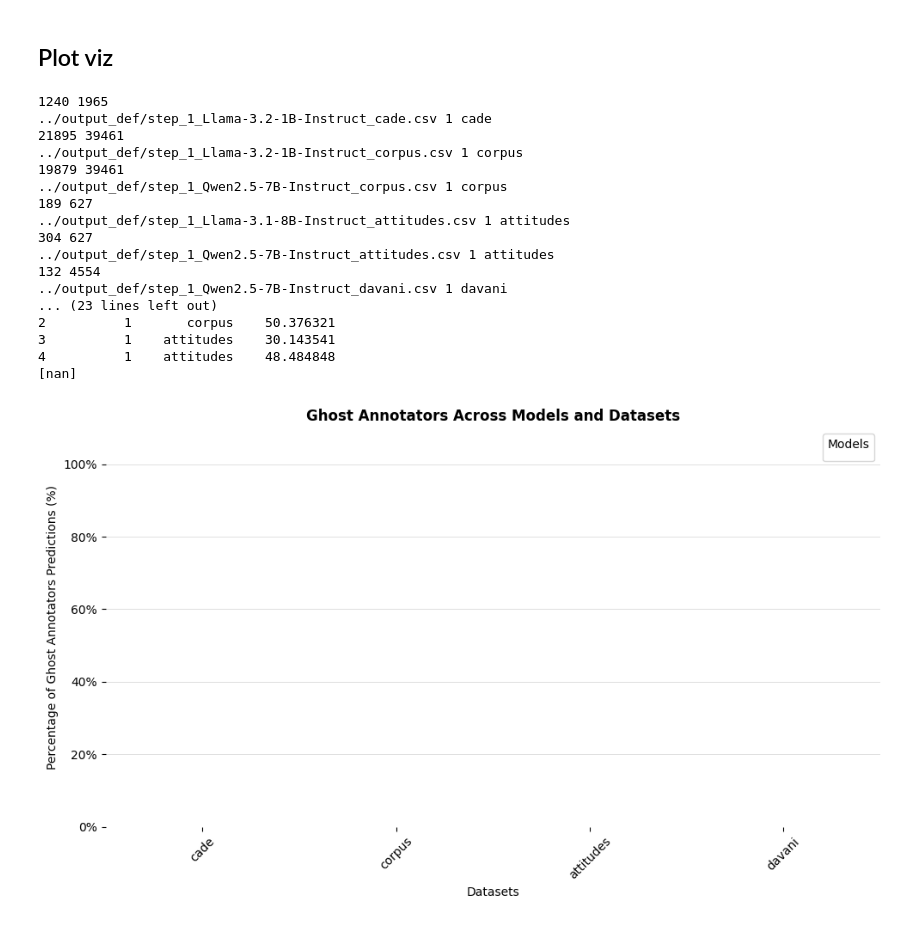
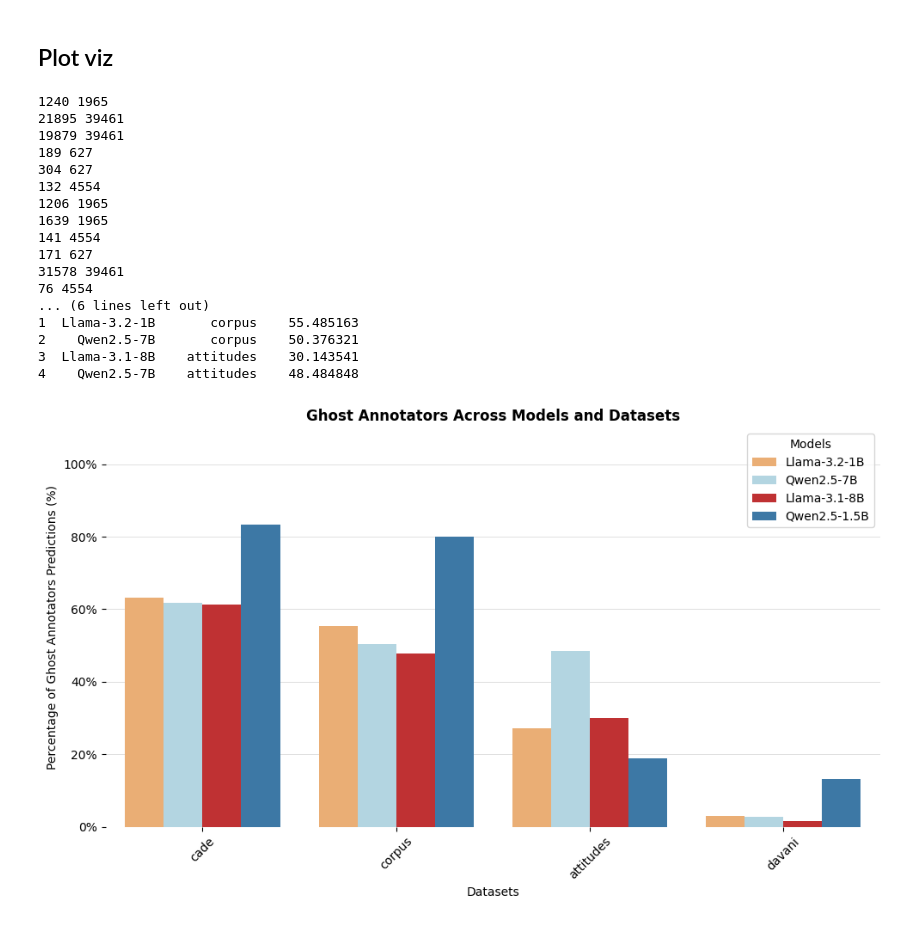
Before and after one commit to aequa-tech/ghost-annotator, a Jupyter notebook: src/Z.plot_viz.ipynb, the cells around one changed output. Saved outputs shown, nothing was run; the diff lists cells and outputs as text; code cells hidden in the pictures.

Commit message:
plots

```diff
--- a/src/Z.plot_viz.ipynb
+++ b/src/Z.plot_viz.ipynb
@@ -38,8 +38,8 @@ def calcola_percentuale_predizioni(file_csv):
     print(count,df['comment_id'].nunique())
 
     # Calcola la percentuale di predizioni "mai selezionate" rispetto al totale delle predizioni per ogni modello e dataset
-    model_name, dataset_name = file_csv.split('_')[2], file_csv.split('_')[-1].split(".")[0]
-    print(file_csv,model_name,dataset_name)
+    model_name, dataset_name = file_csv.split('_')[3].split('Instruct')[0][0:-1], file_csv.split('_')[-1].split(".")[0]
+
     if count==0:
         percentuale=0
     else:
@@ -63,54 +63,54 @@ df_risultati = pd.DataFrame(dati_per_grafico, columns=['model_name', 'dataset_na
 print(df_risultati.head())
 
 
-# Crea un nuovo dataframe con i nomi rimappati per i modelli
-df_risultati['model_name'] = df_risultati['model_name'].map(mappatura_modelli)
-df_risultati['dataset_name'] = df_risultati['dataset_name'].map(mappatura_dataset)
-
 # Creazione del grafico
 plt.figure(figsize=(10, 6))
 
 # Grafico a barre raggruppate con seaborn
 modelli_ordinati = ['Llama-3.2-1B',  'Qwen2.5-1.5B','Llama-3.1-8B','Qwen2.5-7B']  # Sostituisci con i tuoi nomi di modello
 
 
-print(df_risultati['model_name'].unique())
-sns.barplot(x='dataset_name', y='percentuale', hue='model_name', data=df_risultati,  hue_order=modelli_ordinati, palette=['#fdae61','#abd9e9','#d7191c','#2c7bb6'], zorder=3)
+sns.barplot(x='dataset_name', y='percentuale', hue='model_name', data=df_risultati,  hue_order=df_risultati['model_name'].unique(), palette=['#fdae61','#abd9e9','#d7191c','#2c7bb6'], zorder=3)
 
 
 plt.gca().yaxis.set_major_formatter(FuncFormatter(lambda y, _: f'{y:.0f}%'))
 plt.ylim(0, 110)
 plt.legend(title="Models")
 plt.grid(axis='y', color='lightgray', linestyle='-', linewidth=0.5, zorder=0)  # Griglia orizzontale, grigia chiara
 plt.gca().spines['top'].set_visible(False)
 plt.gca().spines['right'].set_visible(False)
 plt.gca().spines['left'].set_visible(False)
 plt.gca().spines['bottom'].set_visible(False)
 # Aggiungi titoli e etichette
 plt.title('Ghost Annotators Across Models and Datasets', fontweight='bold')
 plt.xlabel('Datasets')
 plt.ylabel('Percentage of Ghost Annotators Predictions (%)')
 plt.xticks(rotation=45)
 plt.tight_layout()
 
 # Mostra il grafico
+
+#Save in pdf
+if not os.path.exists('figures'):
+    os.makedirs('figures')
+plt.savefig('figures/ghost_annotators_across_models_datasets.pdf', format='pdf', bbox_inches='tight')
 plt.show()
 # %% [output]
 1240 1965
-../output_def/step_1_Llama-3.2-1B-Instruct_cade.csv 1 cade
 21895 39461
-../output_def/step_1_Llama-3.2-1B-Instruct_corpus.csv 1 corpus
 19879 39461
-../output_def/step_1_Qwen2.5-7B-Instruct_corpus.csv 1 corpus
 189 627
-../output_def/step_1_Llama-3.1-8B-Instruct_attitudes.csv 1 attitudes
 304 627
-../output_def/step_1_Qwen2.5-7B-Instruct_attitudes.csv 1 attitudes
 132 4554
-../output_def/step_1_Qwen2.5-7B-Instruct_davani.csv 1 davani
-... (23 lines left out)
-2          1       corpus    50.376321
-3          1    attitudes    30.143541
-4          1    attitudes    48.484848
-[nan]
+1206 1965
+1639 1965
+141 4554
+171 627
+31578 39461
+76 4554
+... (6 lines left out)
+1  Llama-3.2-1B       corpus    55.485163
+2    Qwen2.5-7B       corpus    50.376321
+3  Llama-3.1-8B    attitudes    30.143541
+4    Qwen2.5-7B    attitudes    48.484848
-[figure, old version]
+[figure, new version]
```
Also changed, not shown: parts of 1 cell of this notebook, 1 other file.
